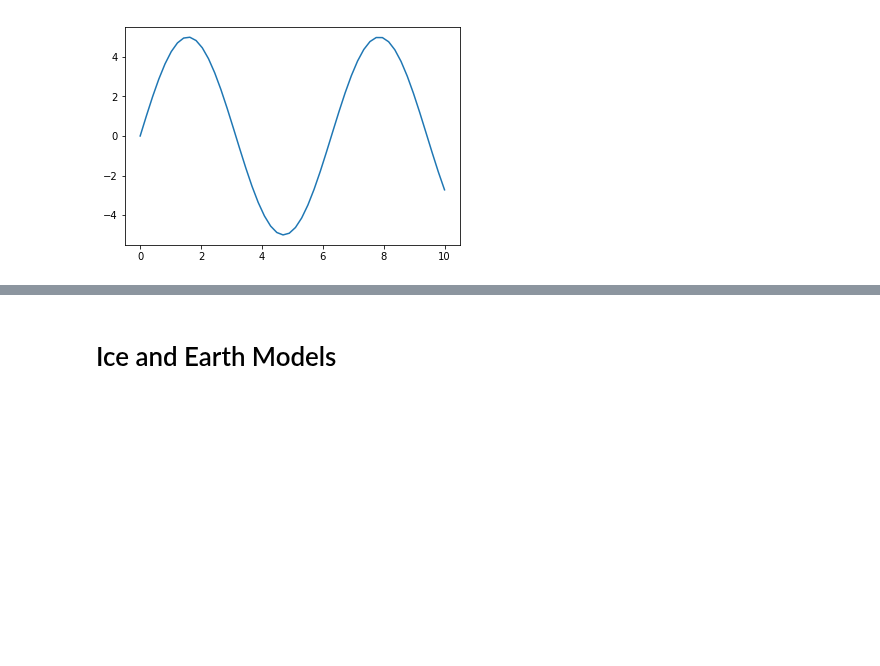
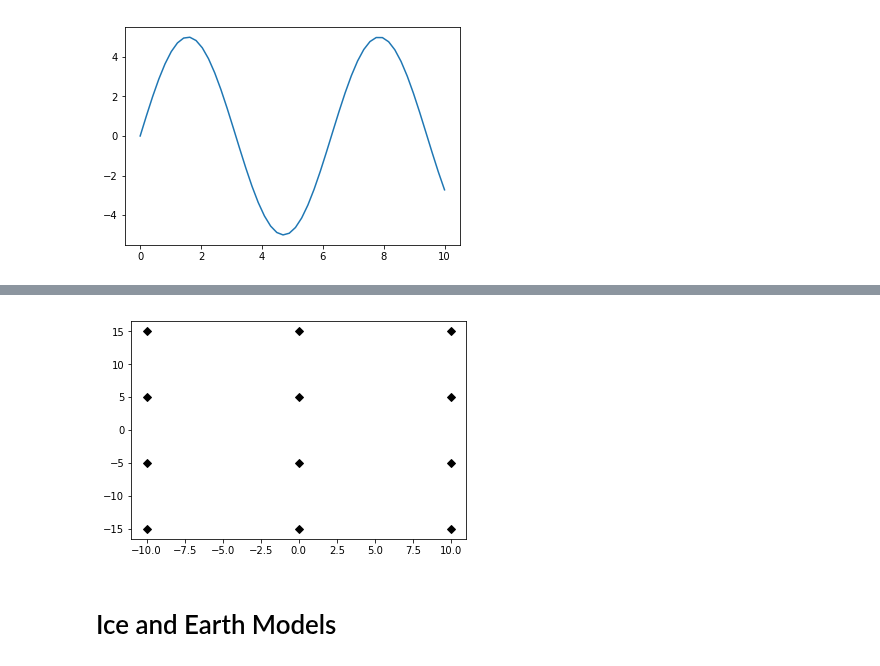
Before and after one commit to bhokansonfasig/pyrex, a Jupyter notebook: Code Examples.ipynb, the cells around one changed output, grey strips where cells are left out. Saved outputs shown, nothing was run; the diff lists cells and outputs as text; code cells hidden in the pictures; blank space fills up the shorter version.

```diff
--- a/Code Examples.ipynb
+++ b/Code Examples.ipynb
@@ -309,3 +412,21 @@ dipole = pyrex.DipoleAntenna(name=antenna_identifier,position=position,
+# %%
+grid_detector = AntennaGrid(12)
+
+# Build the antennas
+temperature = 300 # K
+resistance = 1e17 # ohm
+frequency_range = (0, 5) # Hz
+grid_detector.build_antennas(PowerAntennaSystem, temperature=temperature,
+                             resistance=resistance,
+                             frequency_range=frequency_range)
+
+for antenna in grid_detector:
+    x = antenna.antenna.position[0]
+    y = antenna.antenna.position[1]
+    plt.plot(x, y, "kD")
+plt.show()
+# %% [output]
+[figure, added]
 # %% [markdown]
 <a id="models"></a>
 # Ice and Earth Models
```
Also changed, not shown: parts of 11 cells of this notebook, 2 other files.
